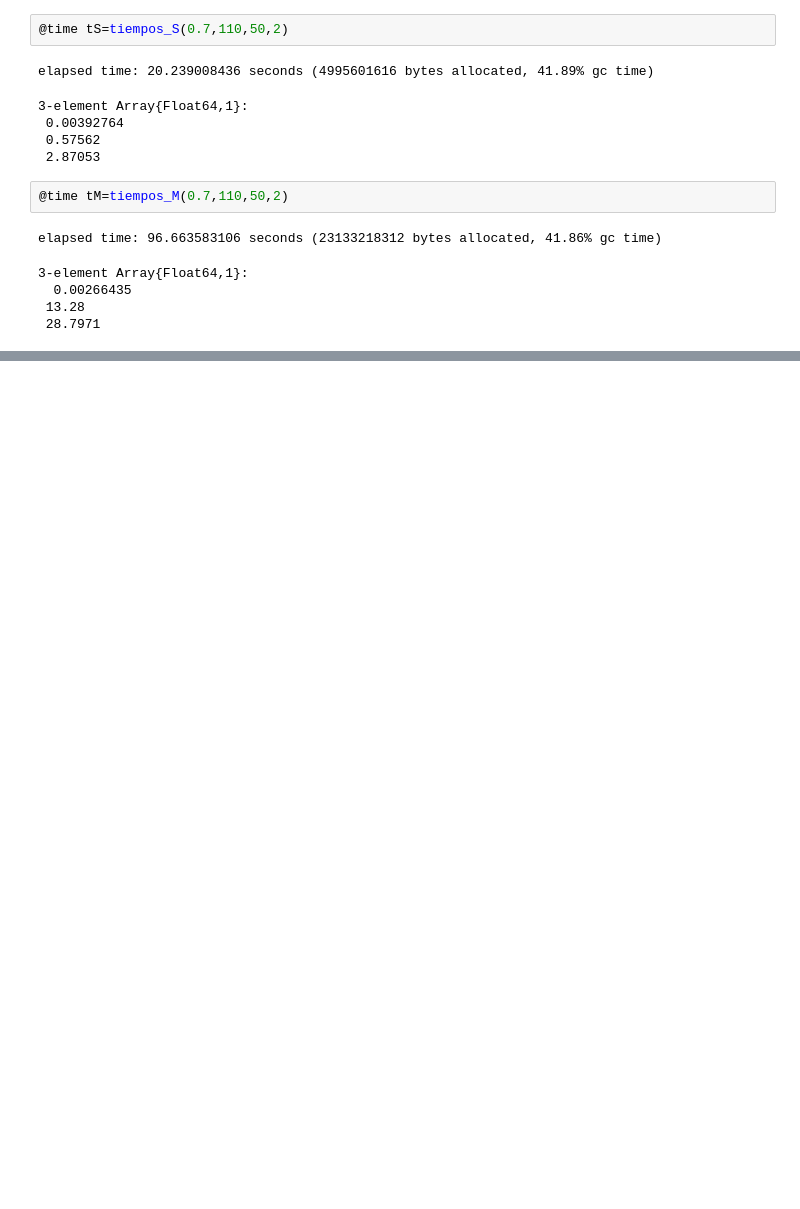
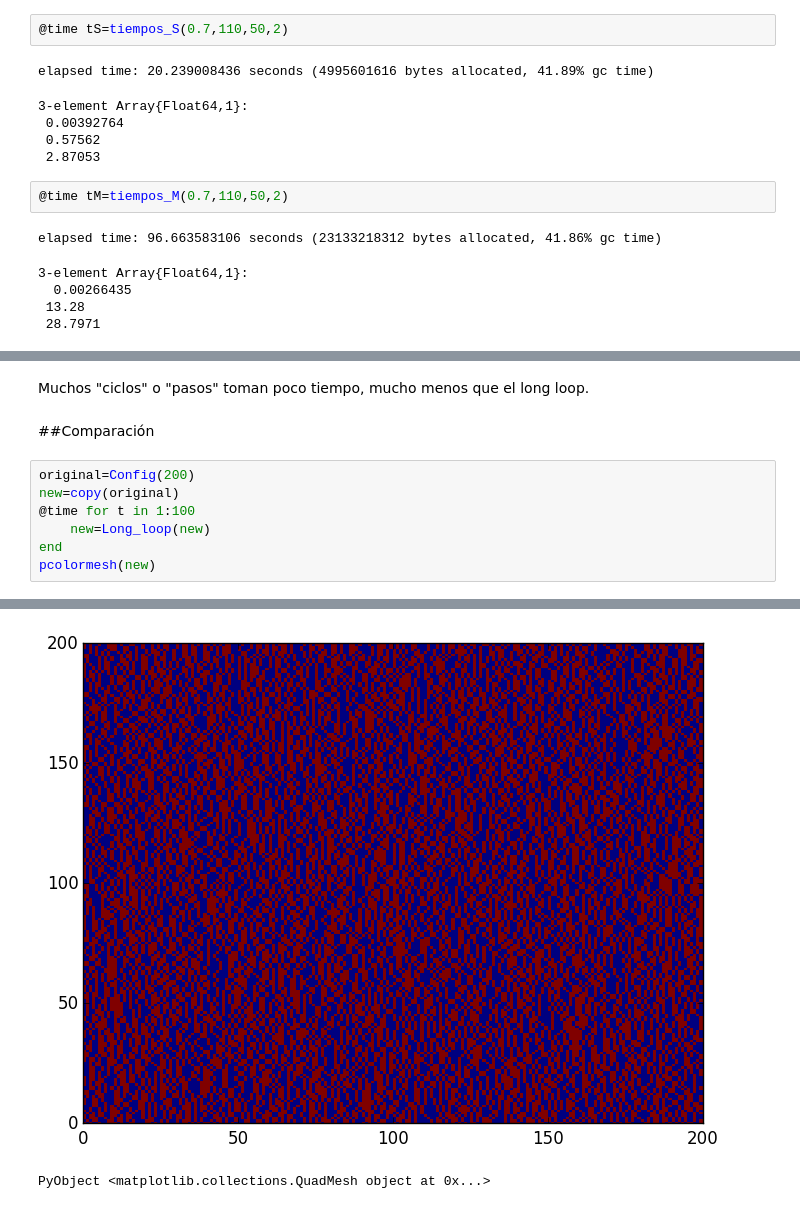
Before and after one commit to jorgeerrz/Hielo, a Jupyter notebook: Proyecto final.ipynb, the cells around one changed output, grey strips where cells are left out. Cells and saved outputs as stored; diff of their text form; blank space fills up the shorter version.

```diff
--- a/Proyecto final.ipynb
+++ b/Proyecto final.ipynb
@@ -845,0 +1023,12 @@ elapsed time: 96.663583106 seconds (23133218312 bytes allocated, 41.86% gc time)
+# %% [markdown]
+Muchos "ciclos" o "pasos" toman poco tiempo, mucho menos que el long loop.
+# %% [markdown]
+##Comparación
+# %%
+original=Config(200)
+new=copy(original)
+@time for t in 1:100
+    new=Long_loop(new)
+end
+pcolormesh(new)
+# %% [output]
@@ -845,0 +1036,2 @@ elapsed time: 96.663583106 seconds (23133218312 bytes allocated, 41.86% gc time)
+[figure, added]
+PyObject <matplotlib.collections.QuadMesh object at 0x...>
```
Also changed, not shown: parts of 42 cells of this notebook.
